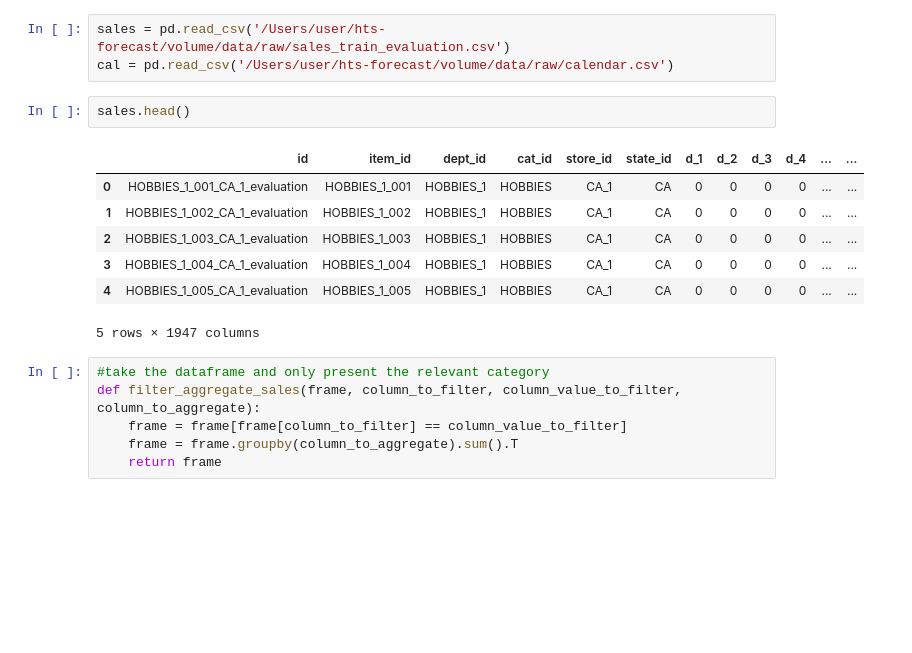
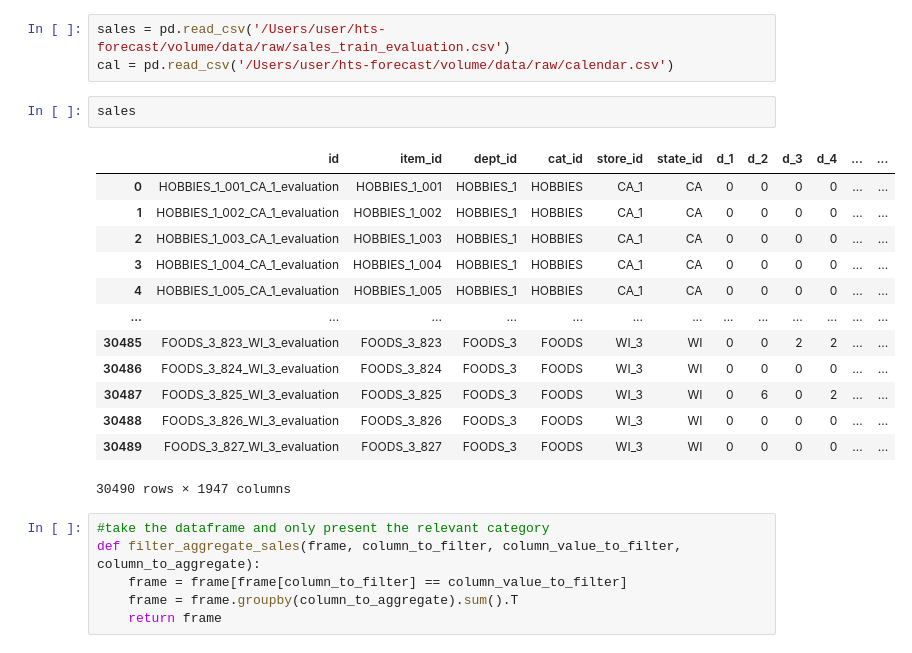
Before and after one commit to sithankanna/hts-forecast, a Jupyter notebook: notebooks/004-EK-Hierarchy.ipynb, the cells around one changed output. Saved outputs shown, nothing was run; the diff lists cells and outputs as text; blank space fills up the shorter version.

```diff
--- a/notebooks/004-EK-Hierarchy.ipynb
+++ b/notebooks/004-EK-Hierarchy.ipynb
@@ -11,15 +11,21 @@ from statsmodels.tsa.exponential_smoothing.ets import ETSModel
 sales = pd.read_csv('/Users/user/hts-forecast/volume/data/raw/sales_train_evaluation.csv')
 cal = pd.read_csv('/Users/user/hts-forecast/volume/data/raw/calendar.csv')
 # %%
-sales.head()
+sales
 # %% [output]
 |  | id | item_id | dept_id | cat_id | store_id | state_id | d_1 | d_2 | d_3 | d_4 | ... | ... |
 | 0 | HOBBIES_1_001_CA_1_evaluation | HOBBIES_1_001 | HOBBIES_1 | HOBBIES | CA_1 | CA | 0 | 0 | 0 | 0 | ... | ... |
 | 1 | HOBBIES_1_002_CA_1_evaluation | HOBBIES_1_002 | HOBBIES_1 | HOBBIES | CA_1 | CA | 0 | 0 | 0 | 0 | ... | ... |
 | 2 | HOBBIES_1_003_CA_1_evaluation | HOBBIES_1_003 | HOBBIES_1 | HOBBIES | CA_1 | CA | 0 | 0 | 0 | 0 | ... | ... |
 | 3 | HOBBIES_1_004_CA_1_evaluation | HOBBIES_1_004 | HOBBIES_1 | HOBBIES | CA_1 | CA | 0 | 0 | 0 | 0 | ... | ... |
 | 4 | HOBBIES_1_005_CA_1_evaluation | HOBBIES_1_005 | HOBBIES_1 | HOBBIES | CA_1 | CA | 0 | 0 | 0 | 0 | ... | ... |
+| ... | ... | ... | ... | ... | ... | ... | ... | ... | ... | ... | ... | ... |
+| 30485 | FOODS_3_823_WI_3_evaluation | FOODS_3_823 | FOODS_3 | FOODS | WI_3 | WI | 0 | 0 | 2 | 2 | ... | ... |
+| 30486 | FOODS_3_824_WI_3_evaluation | FOODS_3_824 | FOODS_3 | FOODS | WI_3 | WI | 0 | 0 | 0 | 0 | ... | ... |
+| 30487 | FOODS_3_825_WI_3_evaluation | FOODS_3_825 | FOODS_3 | FOODS | WI_3 | WI | 0 | 6 | 0 | 2 | ... | ... |
+| 30488 | FOODS_3_826_WI_3_evaluation | FOODS_3_826 | FOODS_3 | FOODS | WI_3 | WI | 0 | 0 | 0 | 0 | ... | ... |
+| 30489 | FOODS_3_827_WI_3_evaluation | FOODS_3_827 | FOODS_3 | FOODS | WI_3 | WI | 0 | 0 | 0 | 0 | ... | ... |
-5 rows × 1947 columns
+30490 rows × 1947 columns
 # %%
 #take the dataframe and only present the relevant category
 def filter_aggregate_sales(frame, column_to_filter, column_value_to_filter, column_to_aggregate):
```
Also changed, not shown: parts of 10 cells of this notebook.
